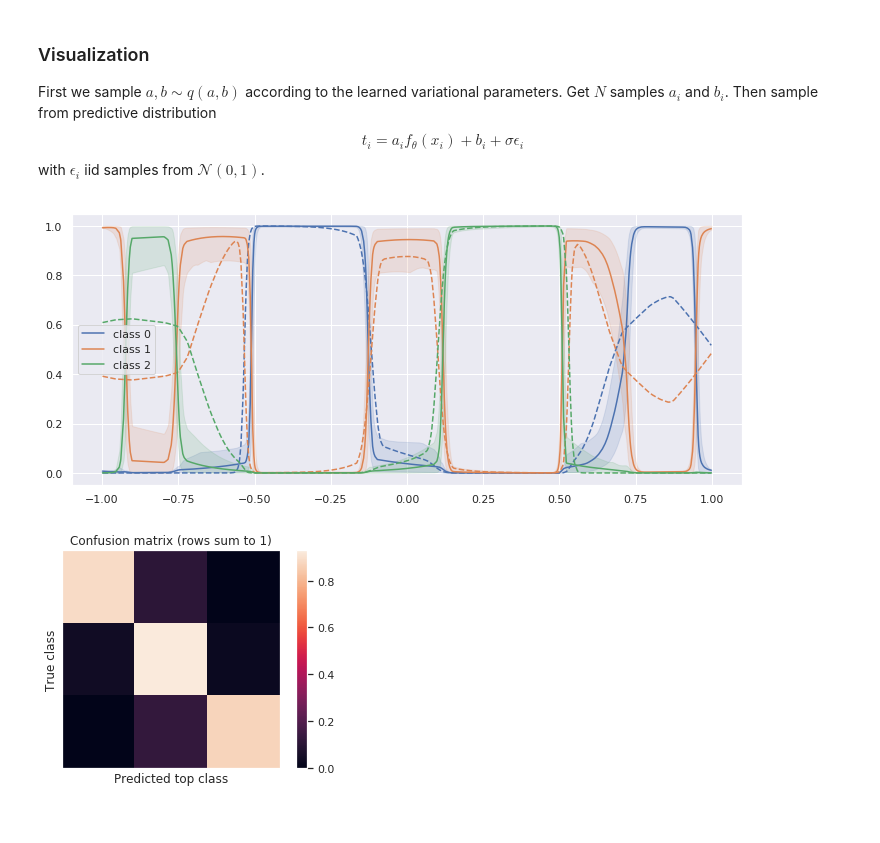
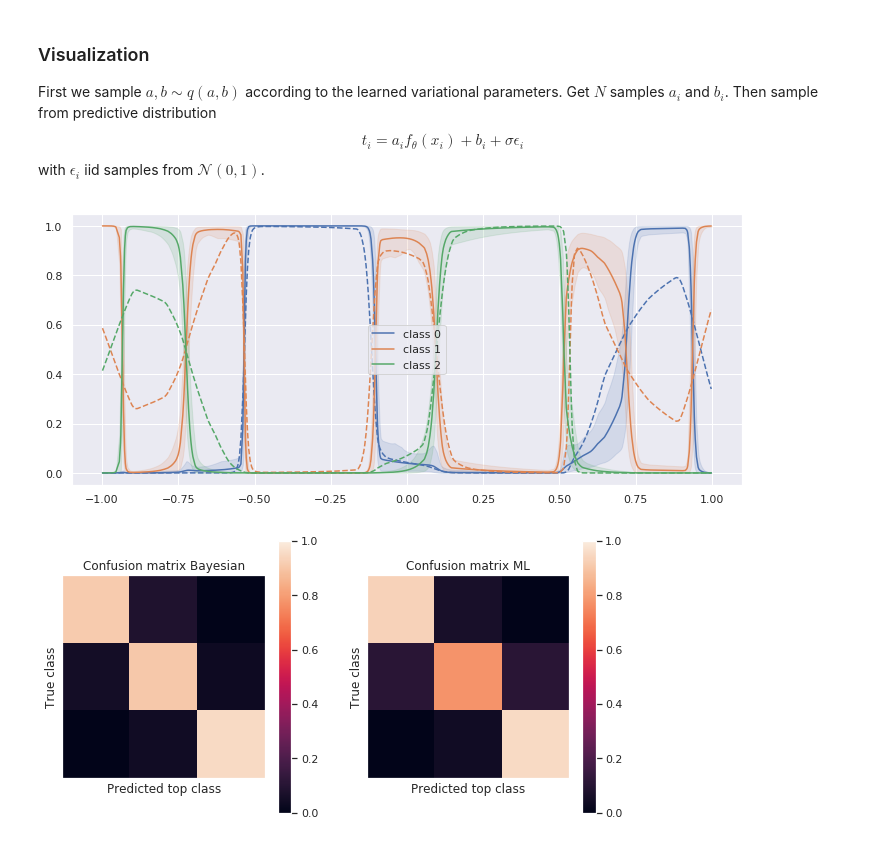
Before and after one commit to vlievin/deep-bayes, a Jupyter notebook: classification-toyexample-covariance.ipynb, the cells around one changed output. Drawn from its saved outputs; the diff is of its cells as text; code cells hidden in the pictures.

```diff
--- a/classification-toyexample-covariance.ipynb
+++ b/classification-toyexample-covariance.ipynb
@@ -538,7 +543,7 @@ conf_matrix /= conf_matrix.sum(1, keepdims=True)
 ##### ML MODEL
 
 ### Get classifier output for the whole dataset and for many samples of the last layer's weights
-n_samples = 50
+n_samples = 1
 with torch.no_grad():
     # Compute deterministic NN output
     h = ml_features(x_test)
@@ -581,34 +586,44 @@ ml_conf_matrix /= ml_conf_matrix.sum(1, keepdims=True)
 y_lower = np.percentile(y_all, 5, axis=0)
 y_upper = np.percentile(y_all, 95, axis=0)
 y_mean = np.mean(y_all, axis=0)
 ml_y_mean = np.mean(ml_y_all, axis=0)
 x_numpy = x_test.detach().cpu().numpy().flatten()
 plt.figure(figsize=(12, 5))
 for c in range(n_classes):
     plot(x_numpy, y_mean[:, c], y_lower[:, c], y_upper[:, c], color=sns.color_palette()[c],
          alpha=0.15, title='90% interval of {} samples of (a, b)'.format(n_samples), xlabel='$x$', ylabel='$Pr(c | x, a, b)$',
          label='class {}'.format(c))
     plot(x_numpy, ml_y_mean[:, c], color=sns.color_palette()[c], linestyle='--')
 plt.show()
 
 
 # ### Plot probability of selecting each class (argmax version of the previous plot) - maybe this is useless
 # plt.figure(figsize=(12, 7))
 # for c in range(n_classes):
 #     plot(x_numpy, pred_class_mean[:, c], color=sns.color_palette()[c], title='prob of classification of {} samples of (a, b)'.format(n_samples), xlabel='$x$', ylabel='',
 #          label='class {}'.format(c))
 # plt.show()
 
 
 ### Show confusion matrix
-plt.imshow(conf_matrix)
+plt.figure(figsize=(10, 5))
+plt.subplot(1, 2, 1)
+plt.imshow(conf_matrix, vmin=0.0, vmax=1.0)
 plt.colorbar()
 plt.grid(False)
 clean_curr_axes()
-plt.title('Confusion matrix (rows sum to 1)')
+plt.title('Confusion matrix Bayesian')
+plt.xlabel('Predicted top class')
+plt.ylabel('True class')
+plt.subplot(1, 2, 2)
+plt.imshow(ml_conf_matrix, vmin=0.0, vmax=1.0)
+plt.colorbar()
+plt.grid(False)
+clean_curr_axes()
+plt.title('Confusion matrix ML')
 plt.xlabel('Predicted top class')
 plt.ylabel('True class')
 plt.show()
 # %% [output]
-[figure, old version]
+[figure, new version]
-[figure, old version]
+[figure, new version]
```
Also changed, not shown: parts of 6 cells of this notebook.
